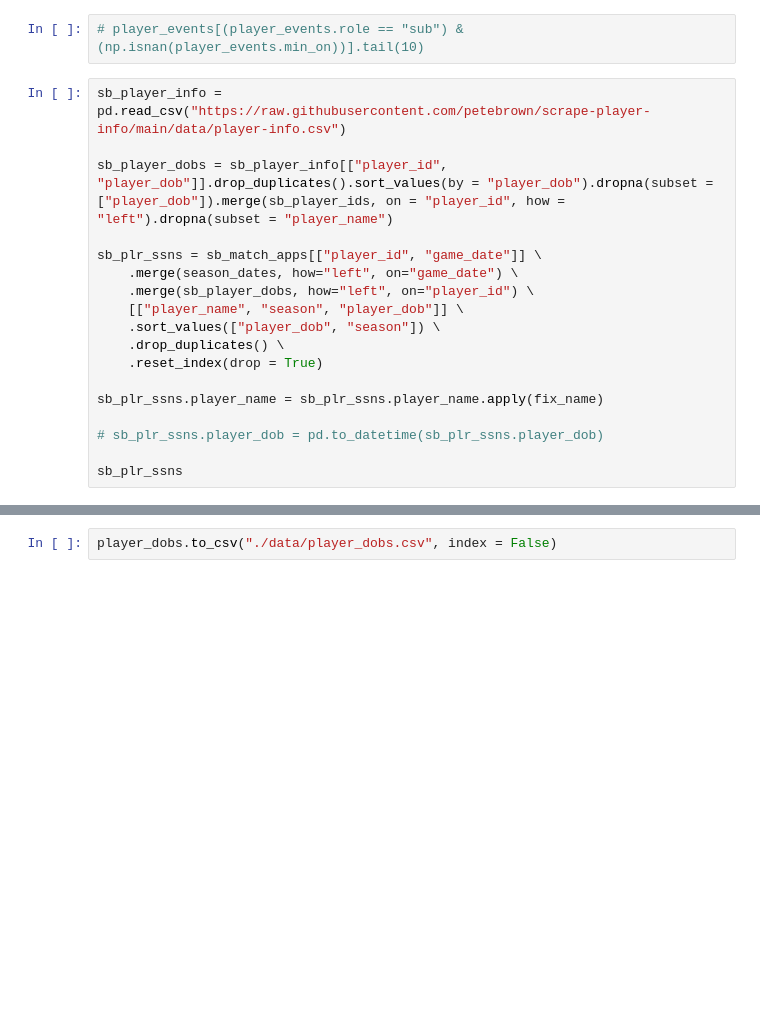
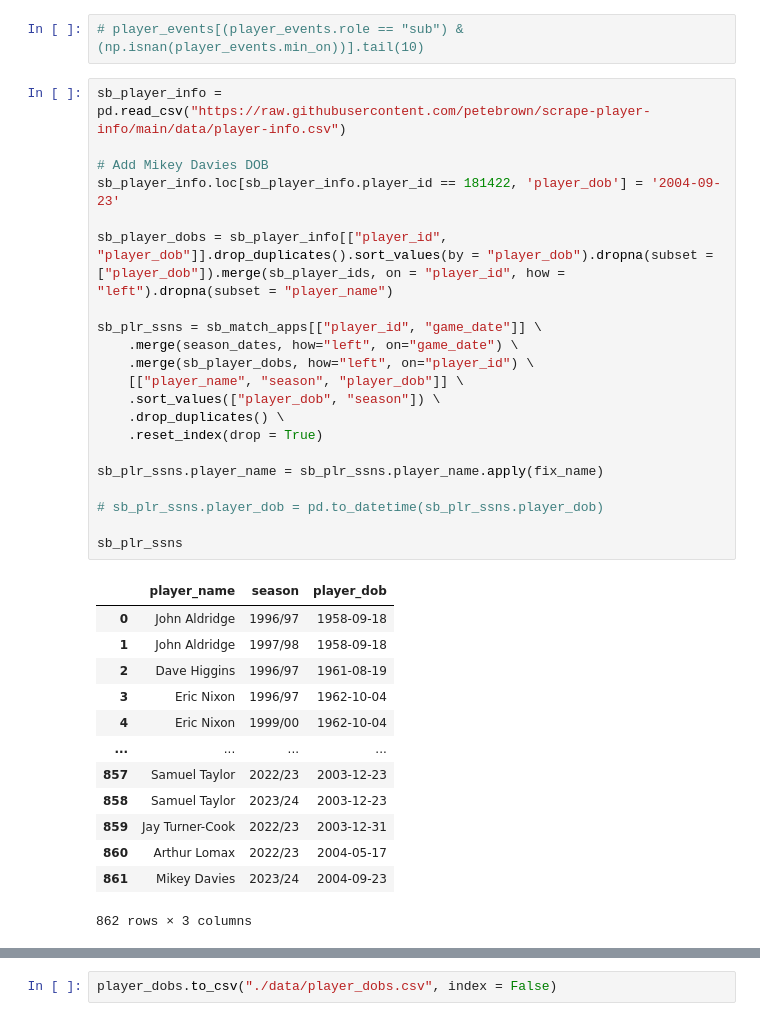
Before and after one commit to petebrown/pre-2023-data-prep, a Jupyter notebook: data-pipeline-prep.ipynb, the cells around one changed output, grey strips where cells are left out. Cells and saved outputs as stored; diff of their text form; blank space fills up the shorter version.

```diff
--- a/data-pipeline-prep.ipynb
+++ b/data-pipeline-prep.ipynb
@@ -615,22 +877,39 @@ pd.merge(new, old, how = "outer", indicator = True).query('_merge == "right_only
 # player_events[(player_events.role == "sub") & (np.isnan(player_events.min_on))].tail(10)
 # %%
 sb_player_info = pd.read_csv("https://raw.githubusercontent.com/petebrown/scrape-player-info/main/data/player-info.csv")
+
+# Add Mikey Davies DOB
+sb_player_info.loc[sb_player_info.player_id == 181422, 'player_dob'] = '2004-09-23'
 
 sb_player_dobs = sb_player_info[["player_id", "player_dob"]].drop_duplicates().sort_values(by = "player_dob").dropna(subset = ["player_dob"]).merge(sb_player_ids, on = "player_id", how = "left").dropna(subset = "player_name")
 
 sb_plr_ssns = sb_match_apps[["player_id", "game_date"]] \
     .merge(season_dates, how="left", on="game_date") \
     .merge(sb_player_dobs, how="left", on="player_id") \
     [["player_name", "season", "player_dob"]] \
     .sort_values(["player_dob", "season"]) \
     .drop_duplicates() \
     .reset_index(drop = True)
 
 sb_plr_ssns.player_name = sb_plr_ssns.player_name.apply(fix_name)
 
 # sb_plr_ssns.player_dob = pd.to_datetime(sb_plr_ssns.player_dob)
 
 sb_plr_ssns
+# %% [output]
+|  | player_name | season | player_dob |
+| 0 | John Aldridge | 1996/97 | 1958-09-18 |
+| 1 | John Aldridge | 1997/98 | 1958-09-18 |
+| 2 | Dave Higgins | 1996/97 | 1961-08-19 |
+| 3 | Eric Nixon | 1996/97 | 1962-10-04 |
+| 4 | Eric Nixon | 1999/00 | 1962-10-04 |
+| ... | ... | ... | ... |
+| 857 | Samuel Taylor | 2022/23 | 2003-12-23 |
+| 858 | Samuel Taylor | 2023/24 | 2003-12-23 |
+| 859 | Jay Turner-Cook | 2022/23 | 2003-12-31 |
+| 860 | Arthur Lomax | 2022/23 | 2004-05-17 |
+| 861 | Mikey Davies | 2023/24 | 2004-09-23 |
+862 rows × 3 columns
 # %%
 def display_dob(dob, dob_qtr, dob_yr, dob_yr_is_est):
     if dob:
```
Also changed, not shown: parts of 59 cells of this notebook.
